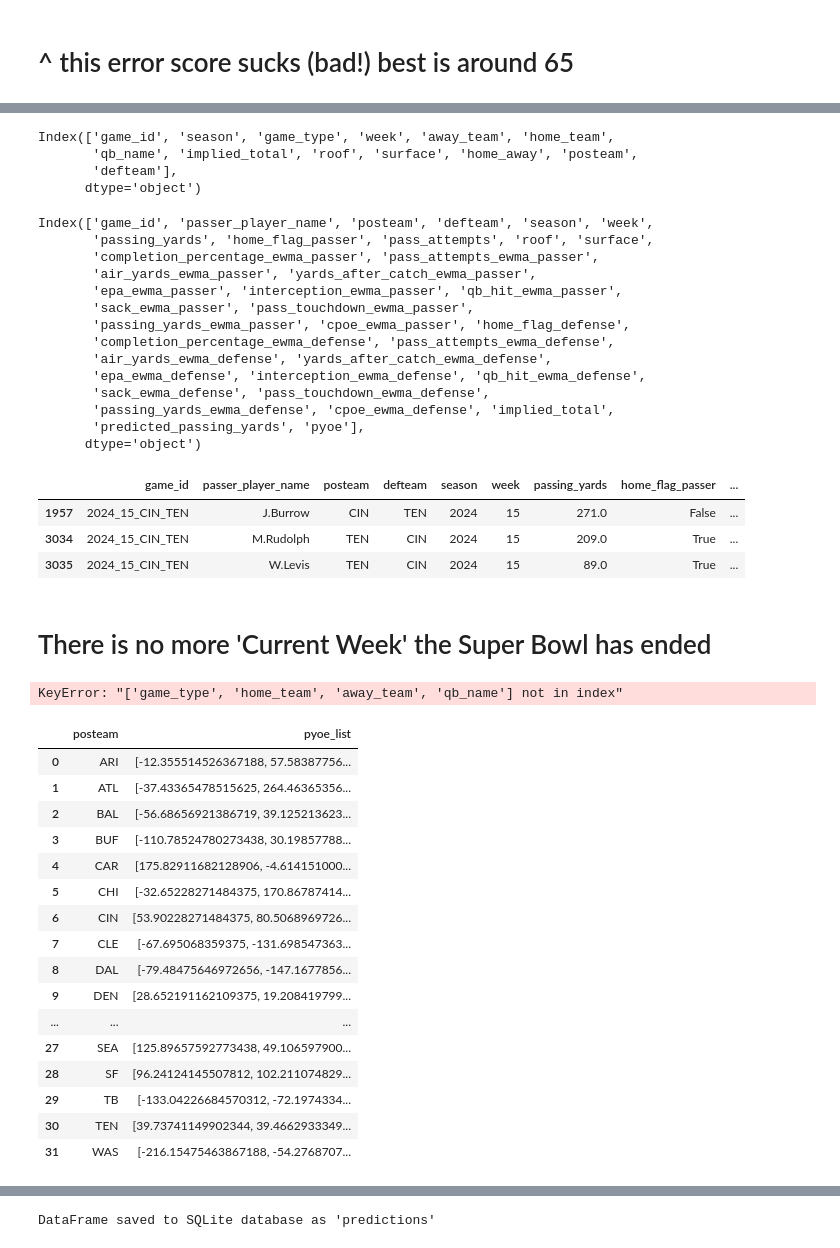
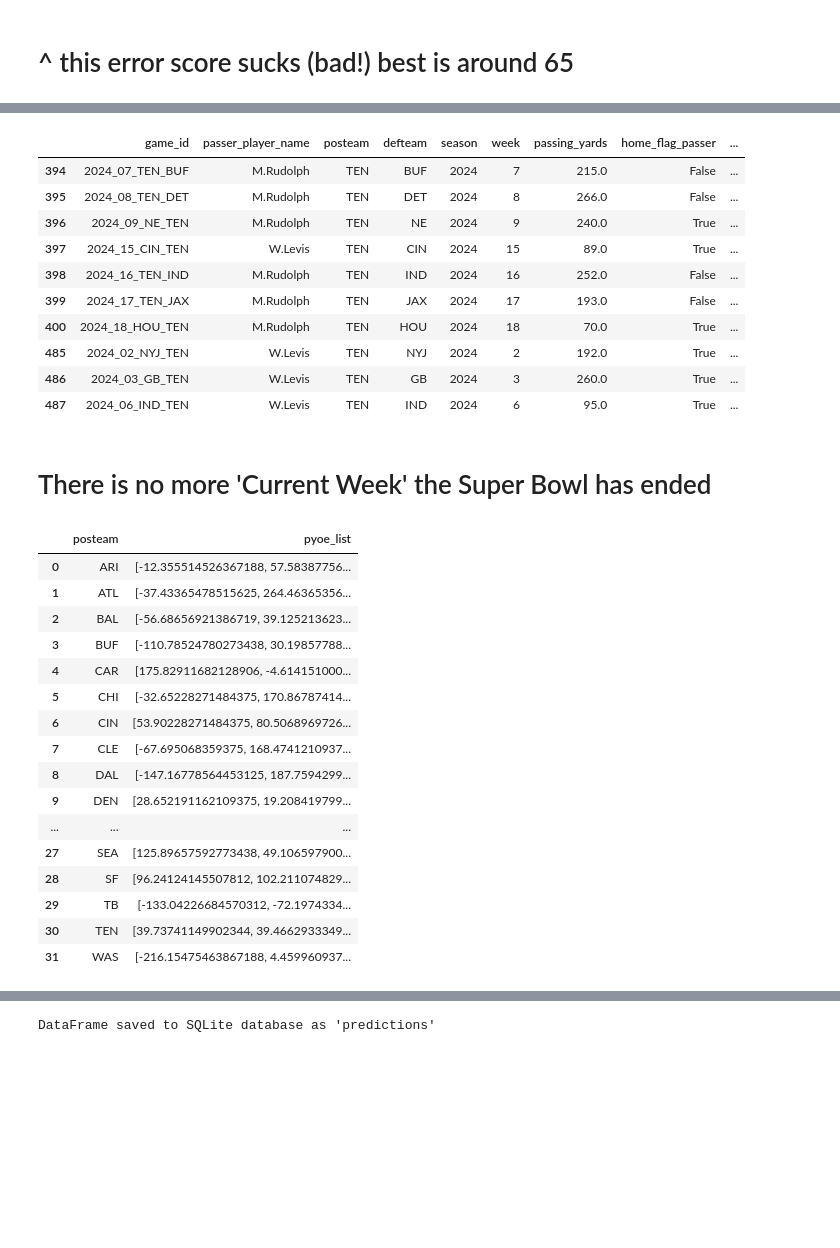
Before and after one commit to bhuggard/MidpointMadness, a Jupyter notebook: MidpointMadnessMainNotebookPostSeason.ipynb, the cells around one changed output, grey strips where cells are left out. Cells and saved outputs as stored; diff of their text form; code cells hidden in the pictures; blank space fills up the shorter version.

Commit message:
getting there
gotta figure out what to do for week 1 (tutorial of sorts?) then how to make the game go week by week with lives/mults etc.

```diff
--- a/MidpointMadnessMainNotebookPostSeason.ipynb
+++ b/MidpointMadnessMainNotebookPostSeason.ipynb
@@ -453,34 +438,35 @@ combined_schedule_df[combined_schedule_df['game_id'] == '2024_15_CIN_TEN']
-# %%
-combined_schedule_df.columns
-# %% [output]
-Index(['game_id', 'season', 'game_type', 'week', 'away_team', 'home_team',
-       'qb_name', 'implied_total', 'roof', 'surface', 'home_away', 'posteam',
-       'defteam'],
-      dtype='object')
-# %%
-test_data.columns
-# %% [output]
-Index(['game_id', 'passer_player_name', 'posteam', 'defteam', 'season', 'week',
-       'passing_yards', 'home_flag_passer', 'pass_attempts', 'roof', 'surface',
-       'completion_percentage_ewma_passer', 'pass_attempts_ewma_passer',
-       'air_yards_ewma_passer', 'yards_after_catch_ewma_passer',
-       'epa_ewma_passer', 'interception_ewma_passer', 'qb_hit_ewma_passer',
-       'sack_ewma_passer', 'pass_touchdown_ewma_passer',
-       'passing_yards_ewma_passer', 'cpoe_ewma_passer', 'home_flag_defense',
-       'completion_percentage_ewma_defense', 'pass_attempts_ewma_defense',
-       'air_yards_ewma_defense', 'yards_after_catch_ewma_defense',
-       'epa_ewma_defense', 'interception_ewma_defense', 'qb_hit_ewma_defense',
-       'sack_ewma_defense', 'pass_touchdown_ewma_defense',
-       'passing_yards_ewma_defense', 'cpoe_ewma_defense', 'implied_total',
-       'predicted_passing_yards', 'pyoe'],
-      dtype='object')
+# %%
+#for some reason there are 4 columns that break this, maybe whitespace or a hidden char? no idea man
+shared_columns = ['passer_player_name',
+ 'game_id',
+ 'season',
+ 'roof',
+ 'implied_total',
+ 'surface',
+ 'posteam',
+ 'defteam',
+ 'week'
+ ]
+# %%
+# Merge without getting duplicate columns
+test_data = pd.merge(test_data, combined_schedule_df, on=shared_columns, how='inner')
+# %%
+test_data = test_data.drop(columns=[col for col in test_data.columns if col.endswith('_y')])
+test_data = test_data.rename(columns=lambda col: col[:-2] if col.endswith('_x') else col)
 # %%
-test_data[test_data['game_id'] == '2024_15_CIN_TEN']
+test_data[test_data['posteam'] == 'TEN']
 # %% [output]
 |  | game_id | passer_player_name | posteam | defteam | season | week | passing_yards | home_flag_passer | ... |
-| 1957 | 2024_15_CIN_TEN | J.Burrow | CIN | TEN | 2024 | 15 | 271.0 | False | ... |
-| 3034 | 2024_15_CIN_TEN | M.Rudolph | TEN | CIN | 2024 | 15 | 209.0 | True | ... |
-| 3035 | 2024_15_CIN_TEN | W.Levis | TEN | CIN | 2024 | 15 | 89.0 | True | ... |
+| 394 | 2024_07_TEN_BUF | M.Rudolph | TEN | BUF | 2024 | 7 | 215.0 | False | ... |
+| 395 | 2024_08_TEN_DET | M.Rudolph | TEN | DET | 2024 | 8 | 266.0 | False | ... |
+| 396 | 2024_09_NE_TEN | M.Rudolph | TEN | NE | 2024 | 9 | 240.0 | True | ... |
+| 397 | 2024_15_CIN_TEN | W.Levis | TEN | CIN | 2024 | 15 | 89.0 | True | ... |
+| 398 | 2024_16_TEN_IND | M.Rudolph | TEN | IND | 2024 | 16 | 252.0 | False | ... |
+| 399 | 2024_17_TEN_JAX | M.Rudolph | TEN | JAX | 2024 | 17 | 193.0 | False | ... |
+| 400 | 2024_18_HOU_TEN | M.Rudolph | TEN | HOU | 2024 | 18 | 70.0 | True | ... |
+| 485 | 2024_02_NYJ_TEN | W.Levis | TEN | NYJ | 2024 | 2 | 192.0 | True | ... |
+| 486 | 2024_03_GB_TEN | W.Levis | TEN | GB | 2024 | 3 | 260.0 | True | ... |
+| 487 | 2024_06_IND_TEN | W.Levis | TEN | IND | 2024 | 6 | 95.0 | True | ... |
 # %% [markdown]
 # There is no more 'Current Week' the Super Bowl has ended
 # %%
@@ -492,8 +478,6 @@ test_data['pass_yards_ou'] = test_data['predicted_passing_yards'].apply(lambda x
 clean_predictions = test_data[['game_id', 'season', 'week', 'game_type', 'posteam', 'defteam',
        'home_team', 'away_team', 'qb_name', 'predicted_passing_yards', 'pass_yards_ou',
        'implied_total']]
-# %% [output]
-KeyError: "['game_type', 'home_team', 'away_team', 'qb_name'] not in index"
 # %%
 # Group by 'posteam' and aggregate 'pyoe' values into a list
 pyoe_list = test_data.groupby('posteam')['pyoe'].apply(list).reset_index()
@@ -514,15 +498,15 @@ pyoe_list
 | 4 | CAR | [175.82911682128906, -4.614151000... |
 | 5 | CHI | [-32.65228271484375, 170.86787414... |
 | 6 | CIN | [53.90228271484375, 80.5068969726... |
-| 7 | CLE | [-67.695068359375, -131.698547363... |
-| 8 | DAL | [-79.48475646972656, -147.1677856... |
+| 7 | CLE | [-67.695068359375, 168.4741210937... |
+| 8 | DAL | [-147.16778564453125, 187.7594299... |
 | 9 | DEN | [28.652191162109375, 19.208419799... |
 | ... | ... | ... |
 | 27 | SEA | [125.89657592773438, 49.106597900... |
 | 28 | SF | [96.24124145507812, 102.211074829... |
 | 29 | TB | [-133.04226684570312, -72.1974334... |
 | 30 | TEN | [39.73741149902344, 39.4662933349... |
-| 31 | WAS | [-216.15475463867188, -54.2768707... |
+| 31 | WAS | [-216.15475463867188, 4.459960937... |
 # %%
 clean_predictions = pd.merge(pyoe_list, clean_predictions, on='posteam', how='left')
 # %%
```
Also changed, not shown: parts of 6 cells of this notebook.
